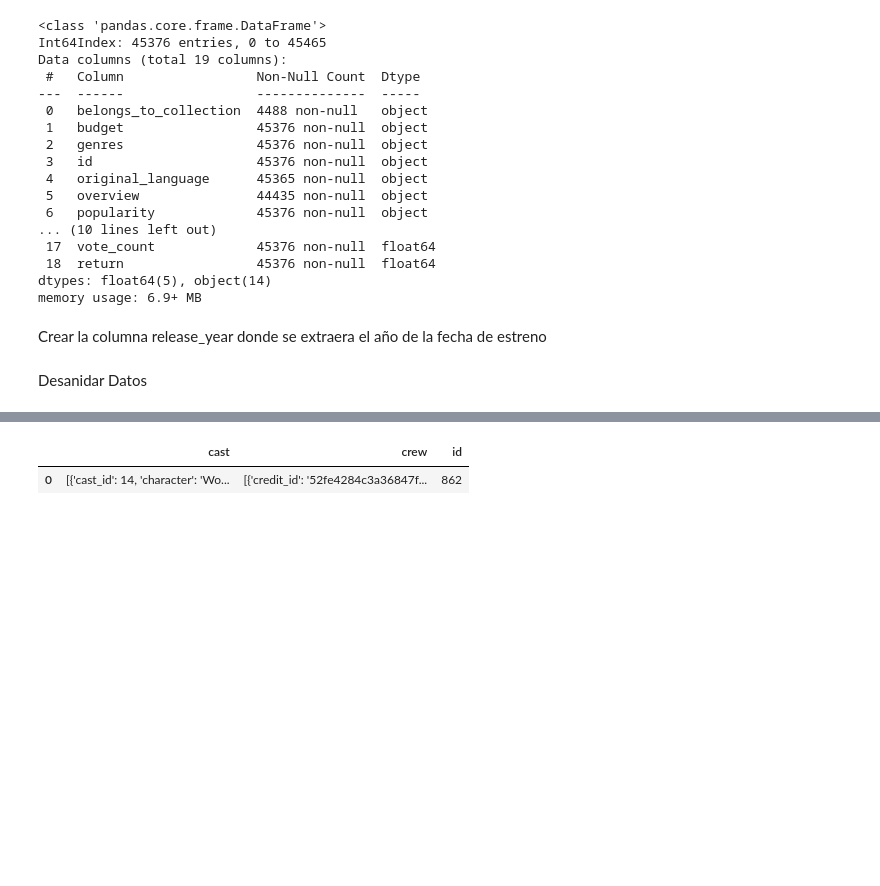
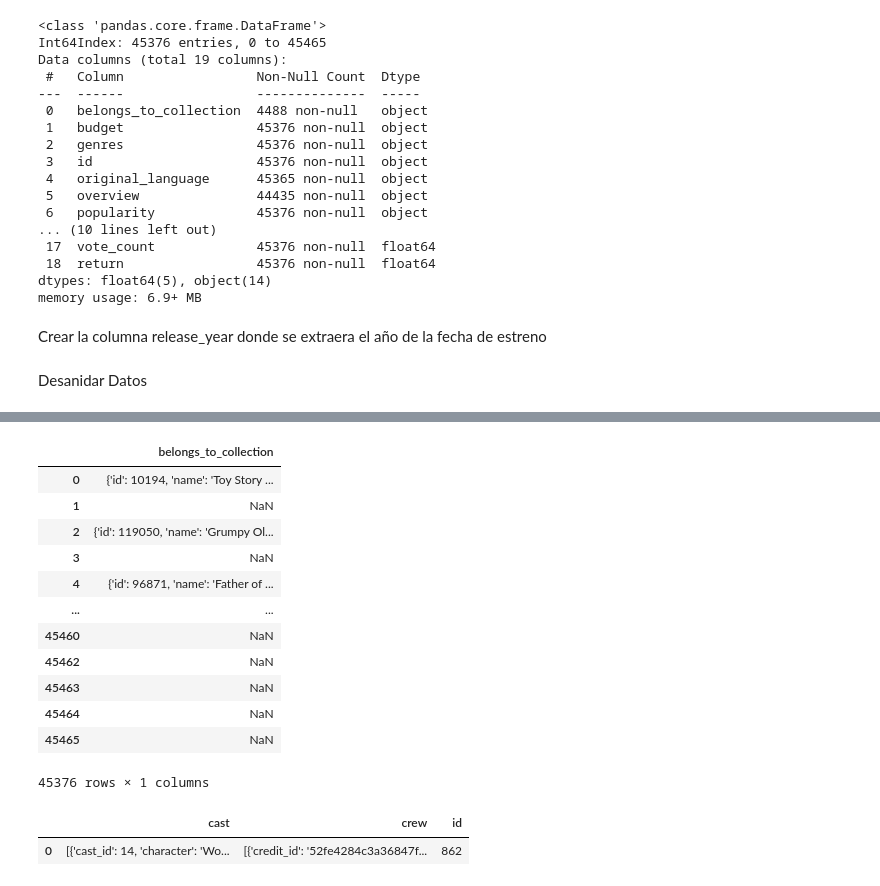
Before and after one commit to AlbaCastillo/Movie-Recommendations-Model, a Jupyter notebook: Movie_Recommendations.ipynb, the cells around one changed output, grey strips where cells are left out. Drawn from its saved outputs; the diff is of its cells as text; code cells hidden in the pictures; blank space fills up the shorter version.

```diff
--- a/Movie_Recommendations.ipynb
+++ b/Movie_Recommendations.ipynb
@@ -176,3 +169,19 @@ pd.DataFrame.from_dict(dicc)
+# %%
+pd.DataFrame.from_dict(movies_final['belongs_to_collection'])
+# %% [output]
+|  | belongs_to_collection |
+| 0 | {'id': 10194, 'name': 'Toy Story ... |
+| 1 | NaN |
+| 2 | {'id': 119050, 'name': 'Grumpy Ol... |
+| 3 | NaN |
+| 4 | {'id': 96871, 'name': 'Father of ... |
+| ... | ... |
+| 45460 | NaN |
+| 45462 | NaN |
+| 45463 | NaN |
+| 45464 | NaN |
+| 45465 | NaN |
+45376 rows × 1 columns
 # %%
 credits = pd.read_csv("/content/drive/MyDrive/Modelo de Recomendaciones (Movies)/credits.csv")
 # %%
```
Also changed, not shown: parts of 1 cell of this notebook.
